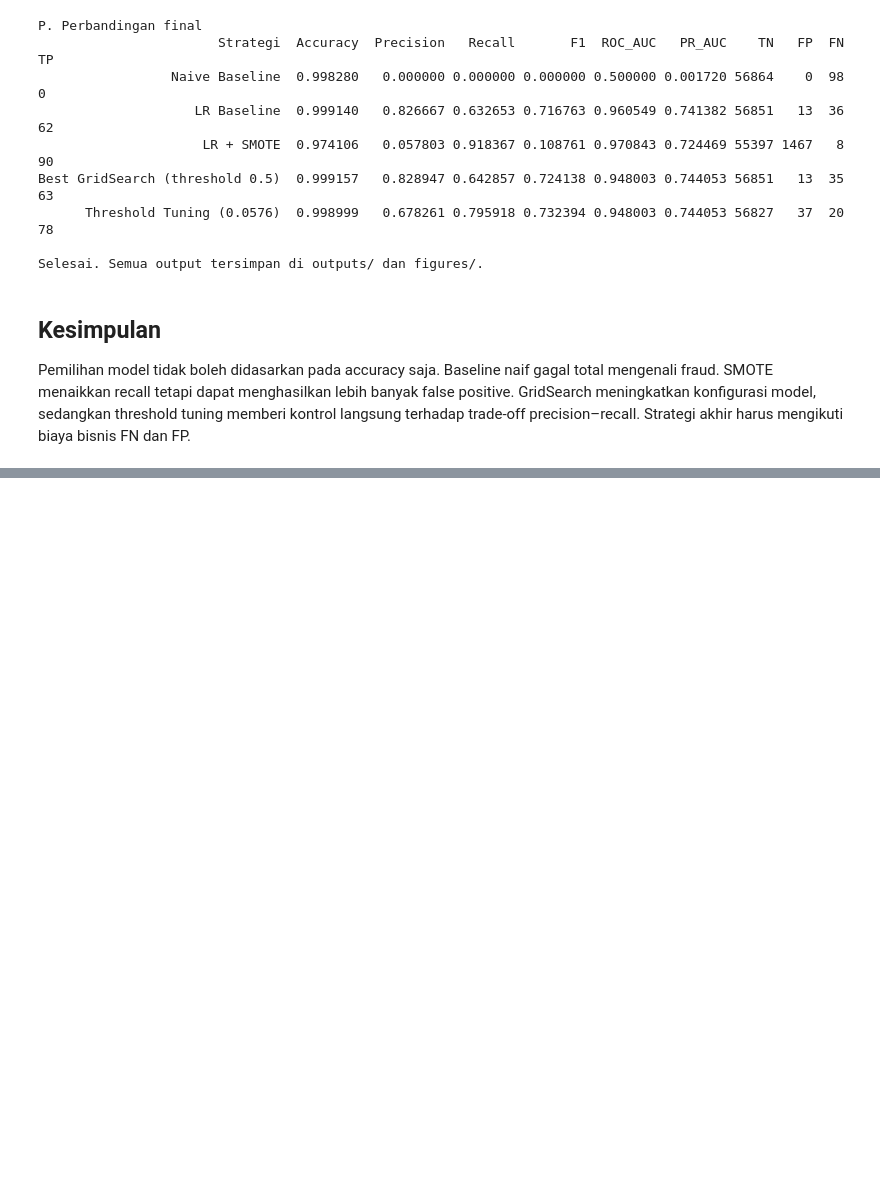
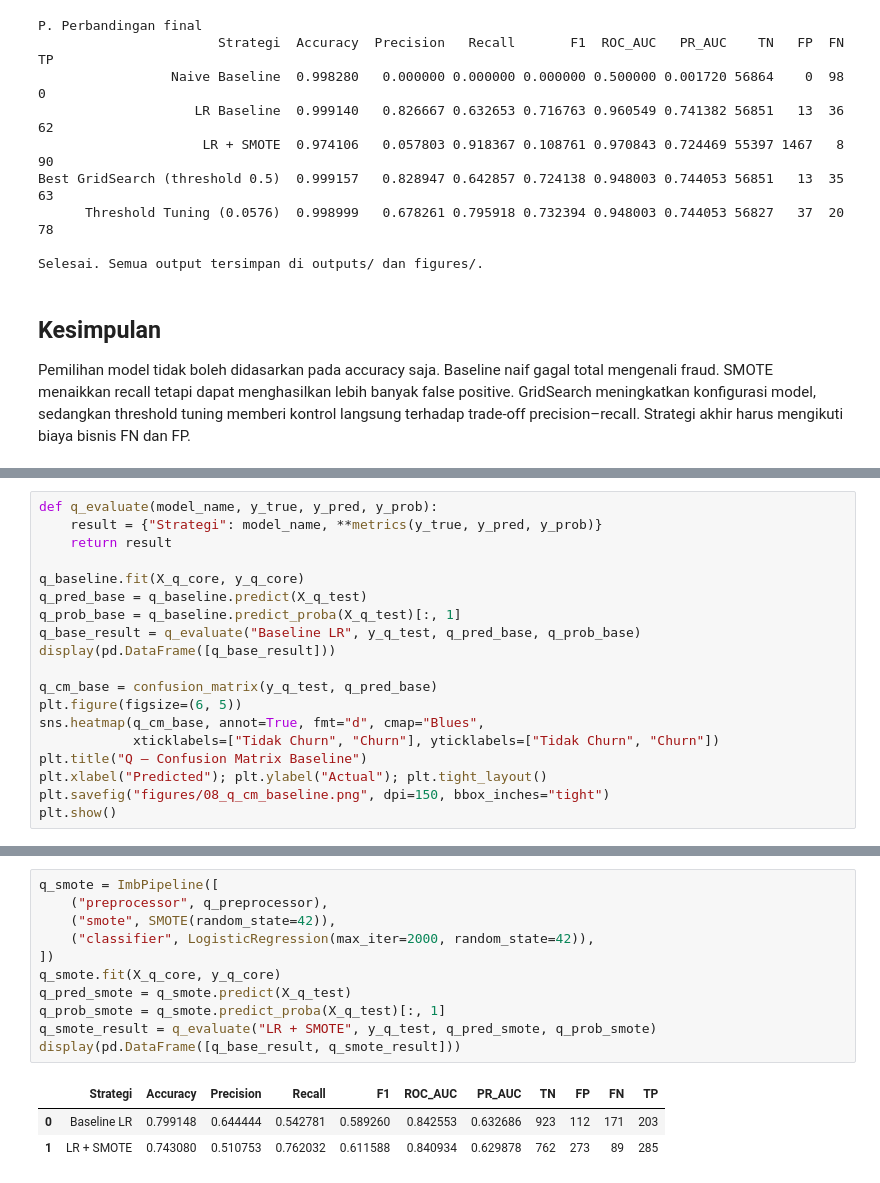
Before and after one commit to arifianilhamnrr/pertemuan-ke-6-machine-learning, a Jupyter notebook: praktikum_evaluasi_model.ipynb, the cells around one changed output, grey strips where cells are left out. Saved outputs shown, nothing was run; the diff lists cells and outputs as text; blank space fills up the shorter version.

```diff
--- a/praktikum_evaluasi_model.ipynb
+++ b/praktikum_evaluasi_model.ipynb
@@ -431,0 +571,19 @@ Pemilihan model tidak boleh didasarkan pada accuracy saja. Baseline naif gagal t
+# %%
+def q_evaluate(model_name, y_true, y_pred, y_prob):
+    result = {"Strategi": model_name, **metrics(y_true, y_pred, y_prob)}
+    return result
+
+q_baseline.fit(X_q_core, y_q_core)
+q_pred_base = q_baseline.predict(X_q_test)
+q_prob_base = q_baseline.predict_proba(X_q_test)[:, 1]
+q_base_result = q_evaluate("Baseline LR", y_q_test, q_pred_base, q_prob_base)
+display(pd.DataFrame([q_base_result]))
+
+q_cm_base = confusion_matrix(y_q_test, q_pred_base)
+plt.figure(figsize=(6, 5))
+sns.heatmap(q_cm_base, annot=True, fmt="d", cmap="Blues",
+            xticklabels=["Tidak Churn", "Churn"], yticklabels=["Tidak Churn", "Churn"])
+plt.title("Q — Confusion Matrix Baseline")
+plt.xlabel("Predicted"); plt.ylabel("Actual"); plt.tight_layout()
+plt.savefig("figures/08_q_cm_baseline.png", dpi=150, bbox_inches="tight")
+plt.show()
@@ -431,0 +597,15 @@ Pemilihan model tidak boleh didasarkan pada accuracy saja. Baseline naif gagal t
+# %%
+q_smote = ImbPipeline([
+    ("preprocessor", q_preprocessor),
+    ("smote", SMOTE(random_state=42)),
+    ("classifier", LogisticRegression(max_iter=2000, random_state=42)),
+])
+q_smote.fit(X_q_core, y_q_core)
+q_pred_smote = q_smote.predict(X_q_test)
+q_prob_smote = q_smote.predict_proba(X_q_test)[:, 1]
+q_smote_result = q_evaluate("LR + SMOTE", y_q_test, q_pred_smote, q_prob_smote)
+display(pd.DataFrame([q_base_result, q_smote_result]))
+# %% [output]
+|  | Strategi | Accuracy | Precision | Recall | F1 | ROC_AUC | PR_AUC | TN | FP | FN | TP |
+| 0 | Baseline LR | 0.799148 | 0.644444 | 0.542781 | 0.589260 | 0.842553 | 0.632686 | 923 | 112 | 171 | 203 |
+| 1 | LR + SMOTE | 0.743080 | 0.510753 | 0.762032 | 0.611588 | 0.840934 | 0.629878 | 762 | 273 | 89 | 285 |
```
Also changed, not shown: parts of 22 cells of this notebook, 12 other files.
